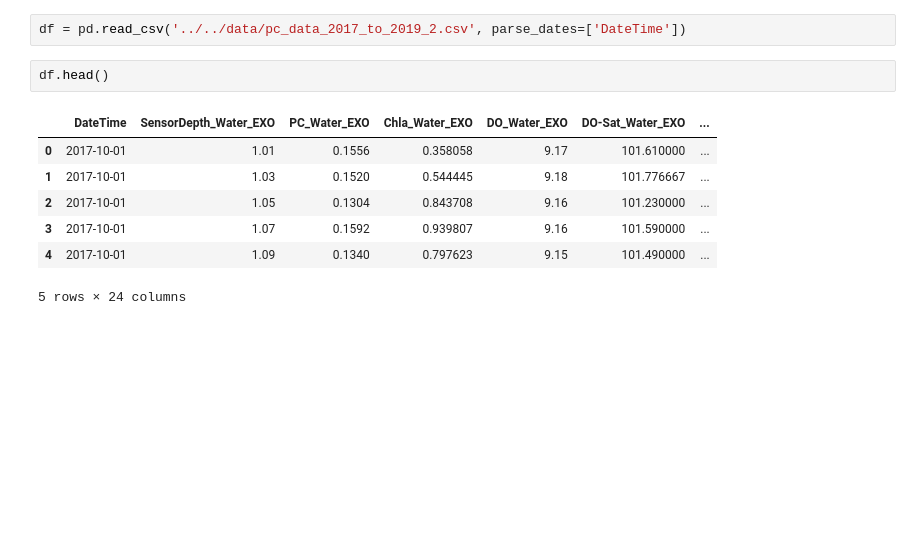
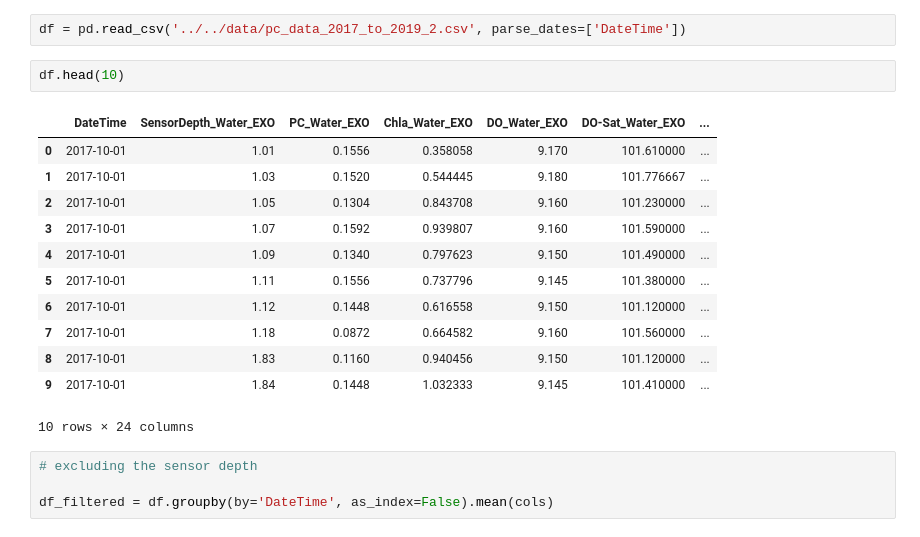
Before and after one commit to anirban-a/JeffersonProject, a Jupyter notebook: forecasting/data_wrangle.ipynb, the cells around one changed output. Saved outputs shown, nothing was run; the diff lists cells and outputs as text; blank space fills up the shorter version.

```diff
--- a/forecasting/data_wrangle.ipynb
+++ b/forecasting/data_wrangle.ipynb
@@ -5,12 +6,21 @@ cols = ['DateTime','rel_fl','SpCond_Water_EXO', 'Temperature_Water_EXO','Chla_Wa
 # %%
 df = pd.read_csv('../../data/pc_data_2017_to_2019_2.csv', parse_dates=['DateTime'])
 # %%
-df.head()
+df.head(10)
 # %% [output]
 |  | DateTime | SensorDepth_Water_EXO | PC_Water_EXO | Chla_Water_EXO | DO_Water_EXO | DO-Sat_Water_EXO | ... |
-| 0 | 2017-10-01 | 1.01 | 0.1556 | 0.358058 | 9.17 | 101.610000 | ... |
-| 1 | 2017-10-01 | 1.03 | 0.1520 | 0.544445 | 9.18 | 101.776667 | ... |
-| 2 | 2017-10-01 | 1.05 | 0.1304 | 0.843708 | 9.16 | 101.230000 | ... |
-| 3 | 2017-10-01 | 1.07 | 0.1592 | 0.939807 | 9.16 | 101.590000 | ... |
-| 4 | 2017-10-01 | 1.09 | 0.1340 | 0.797623 | 9.15 | 101.490000 | ... |
+| 0 | 2017-10-01 | 1.01 | 0.1556 | 0.358058 | 9.170 | 101.610000 | ... |
+| 1 | 2017-10-01 | 1.03 | 0.1520 | 0.544445 | 9.180 | 101.776667 | ... |
+| 2 | 2017-10-01 | 1.05 | 0.1304 | 0.843708 | 9.160 | 101.230000 | ... |
+| 3 | 2017-10-01 | 1.07 | 0.1592 | 0.939807 | 9.160 | 101.590000 | ... |
+| 4 | 2017-10-01 | 1.09 | 0.1340 | 0.797623 | 9.150 | 101.490000 | ... |
+| 5 | 2017-10-01 | 1.11 | 0.1556 | 0.737796 | 9.145 | 101.380000 | ... |
+| 6 | 2017-10-01 | 1.12 | 0.1448 | 0.616558 | 9.150 | 101.120000 | ... |
+| 7 | 2017-10-01 | 1.18 | 0.0872 | 0.664582 | 9.160 | 101.560000 | ... |
+| 8 | 2017-10-01 | 1.83 | 0.1160 | 0.940456 | 9.150 | 101.120000 | ... |
+| 9 | 2017-10-01 | 1.84 | 0.1448 | 1.032333 | 9.145 | 101.410000 | ... |
-5 rows × 24 columns
+10 rows × 24 columns
+# %%
+# excluding the sensor depth
+
+df_filtered = df.groupby(by='DateTime', as_index=False).mean(cols)
```
Also changed, not shown: parts of 23 cells of this notebook, 1 other file.
